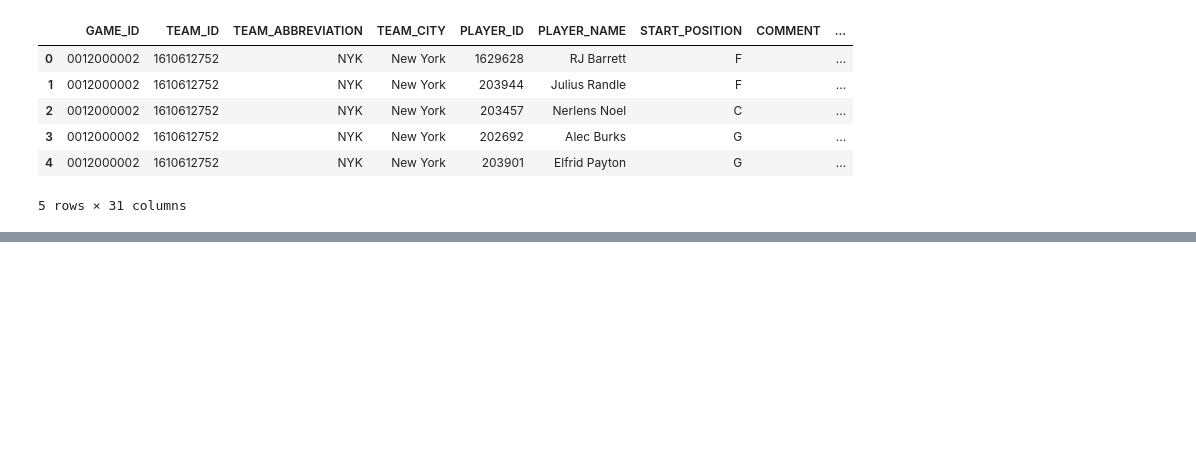
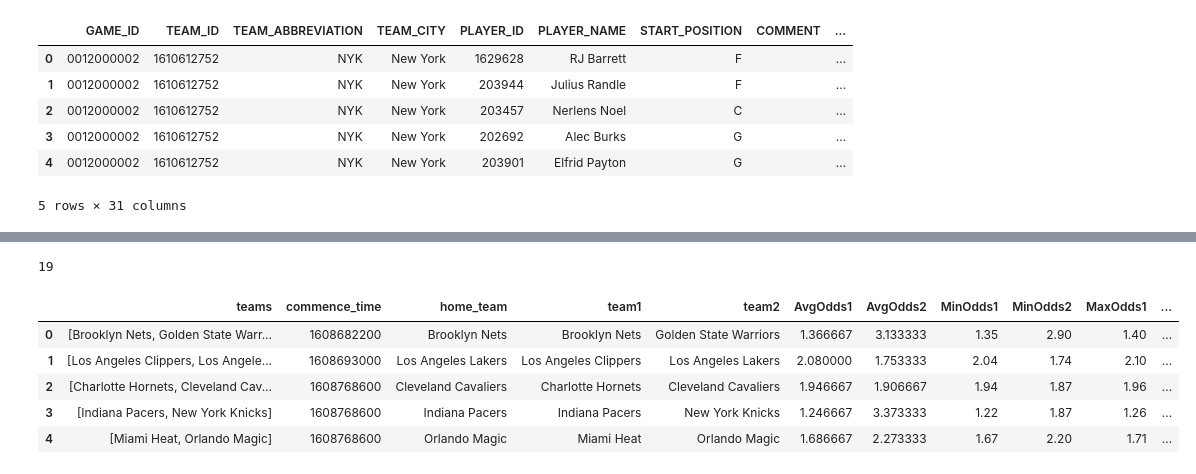
Before and after one commit to fabertel/FB_Python, a Jupyter notebook: NBA2020analytics.ipynb, the cells around one changed output, grey strips where cells are left out. Cells and saved outputs as stored; diff of their text form; code cells hidden in the pictures; blank space fills up the shorter version.

```diff
--- a/NBA2020analytics.ipynb
+++ b/NBA2020analytics.ipynb
@@ -422,17 +560,0 @@ df.head()
-# %%
-from nba_api.stats.endpoints import scoreboardv2
-import pandas as pd
-
-output = scoreboardv2.ScoreboardV2(day_offset='0', game_date='2020-12-13', league_id='00').get_data_frames()
-
-df = pd.DataFrame(output[7])
-
-#1 scores
-#4 classifica
-#7 best player
-
-print(df.shape)
-print(df.columns)
-df.head()
-
-#https://github.com/swar/nba_api/blob/master/docs/nba_api/stats/endpoints/playergamelog.md
@@ -561,0 +806,40 @@ Index(['MATCHUP', 'GAME_ID'], dtype='object')
+# %%
+dfj = pd.json_normalize(odds_json['data'])
+dfj = dfj[['teams', 'commence_time', 'home_team']]
+print(dfj.shape[0])
+
+j=0
+
+for index, row in dfj.iterrows():
+    dfj.at[j, 'team1'] = odds_json['data'][j]['teams'][0]
+    dfj.at[j, 'team2'] = odds_json['data'][j]['teams'][1]
+    dfj.at[j, 'site1'] = odds_json['data'][j]['sites'][0]['site_key']
+    dfj.at[j, 'site2'] = odds_json['data'][j]['sites'][1]['site_key']
+    dfj.at[j, 'site3'] = odds_json['data'][j]['sites'][2]['site_key']
+    dfj.at[j, 's1odds1'] = odds_json['data'][j]['sites'][0]['odds']['h2h'][0]
+    dfj.at[j, 's2odds1'] = odds_json['data'][j]['sites'][1]['odds']['h2h'][0]
+    dfj.at[j, 's3odds1'] = odds_json['data'][j]['sites'][2]['odds']['h2h'][0]
+    dfj.at[j, 's1odds2'] = odds_json['data'][j]['sites'][0]['odds']['h2h'][1]
+    dfj.at[j, 's2odds2'] = odds_json['data'][j]['sites'][1]['odds']['h2h'][1]
+    dfj.at[j, 's3odds2'] = odds_json['data'][j]['sites'][2]['odds']['h2h'][1]
+    j=j+1
+
+col = dfj.loc[: , "s1odds1":"s3odds1"]
+dfj['MinOdds1'] = col.min(axis=1)
+dfj['MaxOdds1'] = col.max(axis=1)
+dfj['AvgOdds1'] = col.mean(axis=1)
+col = dfj.loc[: , "s1odds2":"s3odds2"]
+dfj['MinOdds2'] = col.min(axis=1)
+dfj['MaxOdds2'] = col.max(axis=1)
+dfj['AvgOdds2'] = col.mean(axis=1)
+
+dfj = dfj[['teams', 'commence_time', 'home_team', 'team1', 'team2','AvgOdds1','AvgOdds2','MinOdds1','MinOdds2', 'MaxOdds1','MaxOdds2']]
+dfj.head()
+# %% [output]
+19
+|  | teams | commence_time | home_team | team1 | team2 | AvgOdds1 | AvgOdds2 | MinOdds1 | MinOdds2 | MaxOdds1 | ... |
+| 0 | [Brooklyn Nets, Golden State Warr... | 1608682200 | Brooklyn Nets | Brooklyn Nets | Golden State Warriors | 1.366667 | 3.133333 | 1.35 | 2.90 | 1.40 | ... |
+| 1 | [Los Angeles Clippers, Los Angele... | 1608693000 | Los Angeles Lakers | Los Angeles Clippers | Los Angeles Lakers | 2.080000 | 1.753333 | 2.04 | 1.74 | 2.10 | ... |
+| 2 | [Charlotte Hornets, Cleveland Cav... | 1608768600 | Cleveland Cavaliers | Charlotte Hornets | Cleveland Cavaliers | 1.946667 | 1.906667 | 1.94 | 1.87 | 1.96 | ... |
+| 3 | [Indiana Pacers, New York Knicks] | 1608768600 | Indiana Pacers | Indiana Pacers | New York Knicks | 1.246667 | 3.373333 | 1.22 | 1.87 | 1.26 | ... |
+| 4 | [Miami Heat, Orlando Magic] | 1608768600 | Orlando Magic | Miami Heat | Orlando Magic | 1.686667 | 2.273333 | 1.67 | 2.20 | 1.71 | ... |
```
Also changed, not shown: parts of 47 cells of this notebook.
